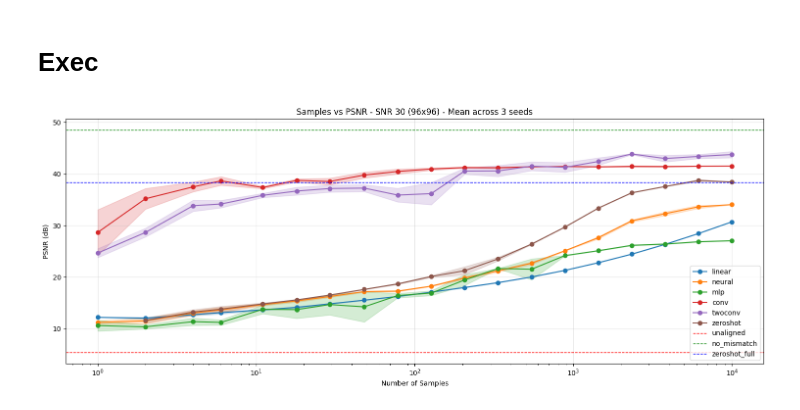
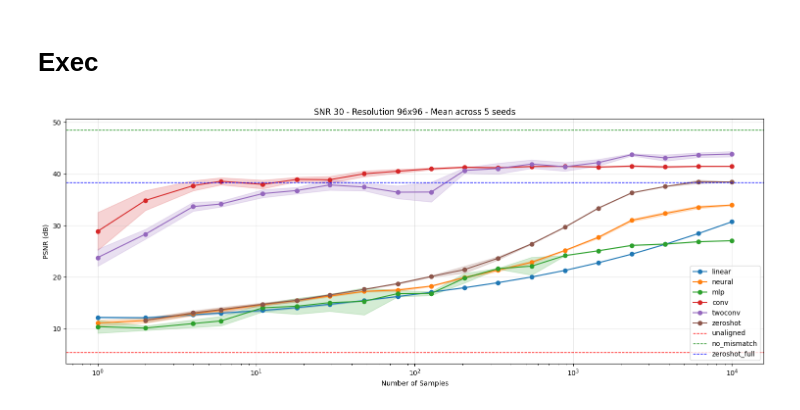
Before and after one commit to LorenzoPannacci/DJSCC-Semantic-Equalization, a Jupyter notebook: alignment/curves.ipynb, the cells around one changed output. Drawn from its saved outputs; the diff is of its cells as text; code cells hidden in the pictures.

```diff
--- a/alignment/curves.ipynb
+++ b/alignment/curves.ipynb
@@ -107,7 +107,7 @@ def plot_psnr_analysis(resolution, snr=30, seeds=[42], types=["linear", "neural"
         plt.axhline(y=zeroshot_mean, color='blue', linestyle='--', linewidth=1,
                    label=f'zeroshot_full')
 
-    plt.title(f"Samples vs PSNR - SNR {snr} ({resolution}x{resolution}) - Mean across {len(seeds)} seeds")
+    plt.title(f"SNR {snr} - Resolution {resolution}x{resolution} - Mean across {len(seeds)} seeds")
     plt.xlabel("Number of Samples")
     plt.ylabel("PSNR (dB)")
     plt.xscale('log')
@@ -120,6 +120,6 @@ def plot_psnr_analysis(resolution, snr=30, seeds=[42], types=["linear", "neural"
 # %% [markdown]
 # Exec
 # %%
-plot_psnr_analysis(resolution=96, snr=30, seeds=[42, 43, 44])
+plot_psnr_analysis(resolution=96, snr=30, seeds=[42, 43, 44, 45, 46])
 # %% [output]
-[figure, old version]
+[figure, new version]
```
Also changed, not shown: parts of 5 cells of this notebook, 1 other file.
